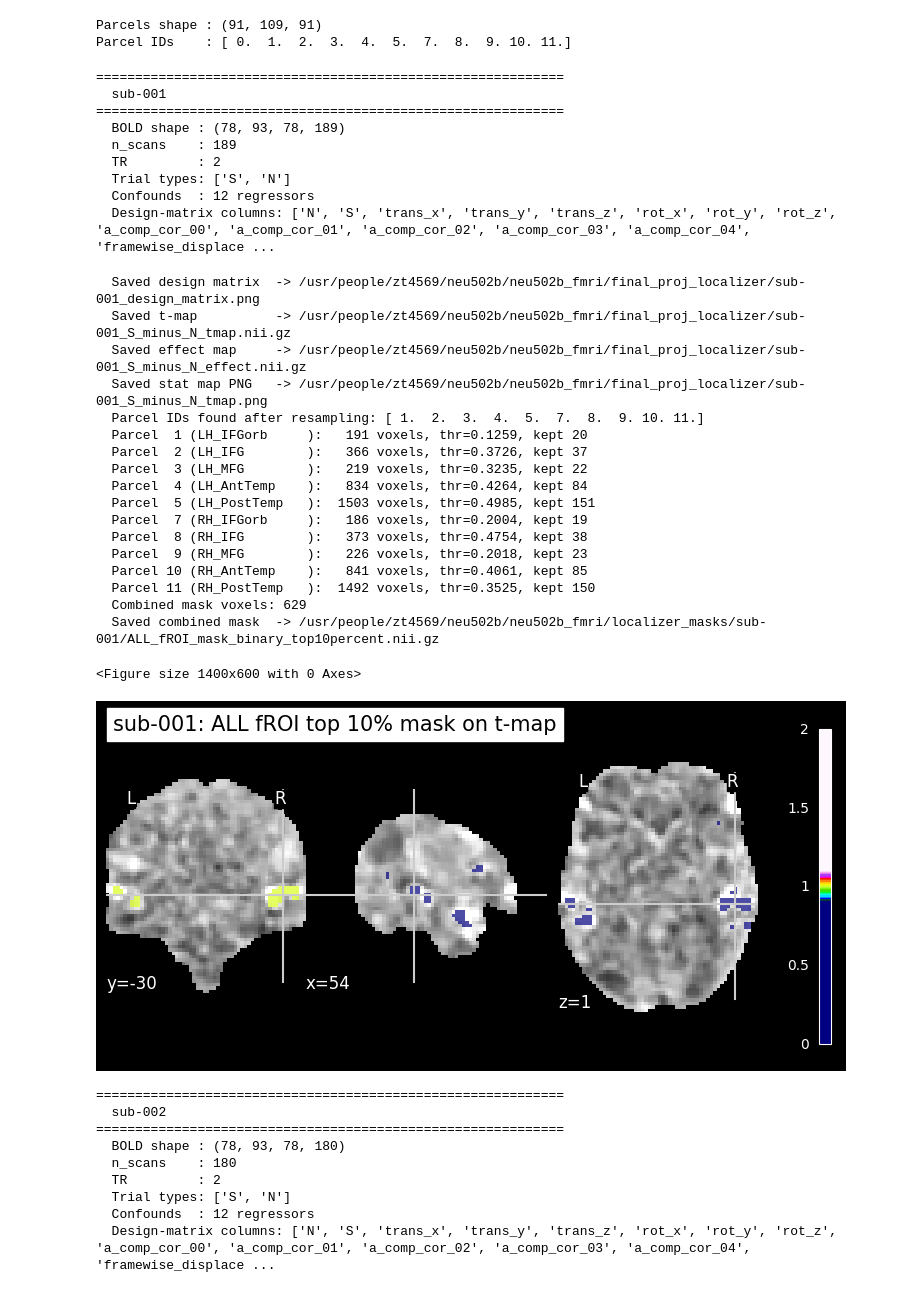
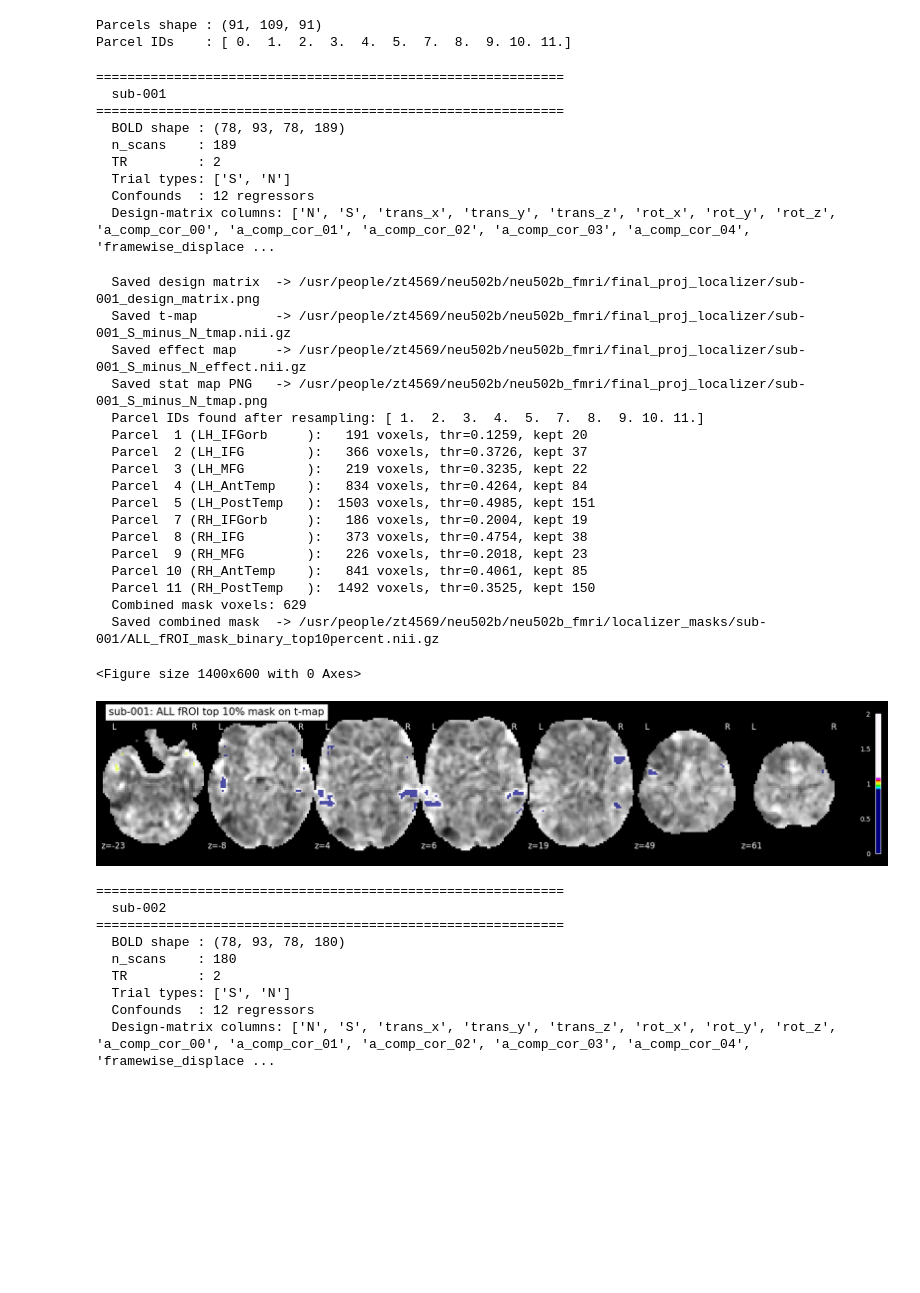
Before and after one commit to cg6845/neu502b_preprocess, a Jupyter notebook: final_proj_localizer/GLM_loc_revised.ipynb, the cells around one changed output. Saved outputs shown, nothing was run; the diff lists cells and outputs as text; code cells hidden in the pictures; blank space fills up the shorter version.

```diff
--- a/final_proj_localizer/GLM_loc_revised.ipynb
+++ b/final_proj_localizer/GLM_loc_revised.ipynb
@@ -282,7 +282,7 @@ for subject in subjects:
         roi_img=combined_mask_nii,
         bg_img=t_map,
         title=f"{subject}: ALL fROI top {TOP_PERCENT}% mask on t-map",
-        display_mode='ortho',
+        display_mode='z',
         black_bg=True,
         dim=-0.5,
         alpha=0.7,
@@ -293,34 +293,34 @@ print("\n" + "=" * 60)
 print("  All subjects done.")
 print("=" * 60)
 # %% [output]
 ============================================================
   sub-001
 ============================================================
   BOLD shape : (78, 93, 78, 189)
   n_scans    : 189
   TR         : 2
   Trial types: ['S', 'N']
   Confounds  : 12 regressors
   Design-matrix columns: ['N', 'S', 'trans_x', 'trans_y', 'trans_z', 'rot_x', 'rot_y', 'rot_z', 'a_comp_cor_00', 'a_comp_cor_01', 'a_comp_cor_02', 'a_comp_cor_03', 'a_comp_cor_04', 'framewise_displace ...
   Saved design matrix  -> /usr/people/zt4569/neu502b/neu502b_fmri/final_proj_localizer/sub-001_design_matrix.png
   Saved t-map          -> /usr/people/zt4569/neu502b/neu502b_fmri/final_proj_localizer/sub-001_S_minus_N_tmap.nii.gz
   Saved effect map     -> /usr/people/zt4569/neu502b/neu502b_fmri/final_proj_localizer/sub-001_S_minus_N_effect.nii.gz
   Saved stat map PNG   -> /usr/people/zt4569/neu502b/neu502b_fmri/final_proj_localizer/sub-001_S_minus_N_tmap.png
   Parcel IDs found after resampling: [ 1.  2.  3.  4.  5.  7.  8.  9. 10. 11.]
   Parcel  1 (LH_IFGorb     ):   191 voxels, thr=0.1259, kept 20
   Parcel  2 (LH_IFG        ):   366 voxels, thr=0.3726, kept 37
   Parcel  3 (LH_MFG        ):   219 voxels, thr=0.3235, kept 22
   Parcel  4 (LH_AntTemp    ):   834 voxels, thr=0.4264, kept 84
   Parcel  5 (LH_PostTemp   ):  1503 voxels, thr=0.4985, kept 151
   Parcel  7 (RH_IFGorb     ):   186 voxels, thr=0.2004, kept 19
   Parcel  8 (RH_IFG        ):   373 voxels, thr=0.4754, kept 38
   Parcel  9 (RH_MFG        ):   226 voxels, thr=0.2018, kept 23
   Parcel 10 (RH_AntTemp    ):   841 voxels, thr=0.4061, kept 85
   Parcel 11 (RH_PostTemp   ):  1492 voxels, thr=0.3525, kept 150
   Combined mask voxels: 629
   Saved combined mask  -> /usr/people/zt4569/neu502b/neu502b_fmri/localizer_masks/sub-001/ALL_fROI_mask_binary_top10percent.nii.gz
 <Figure size 1400x600 with 0 Axes>
-[figure, old version]
+[figure, new version]
 ============================================================
   sub-002
 ============================================================
```
Also changed, not shown: parts of 2 cells of this notebook.
